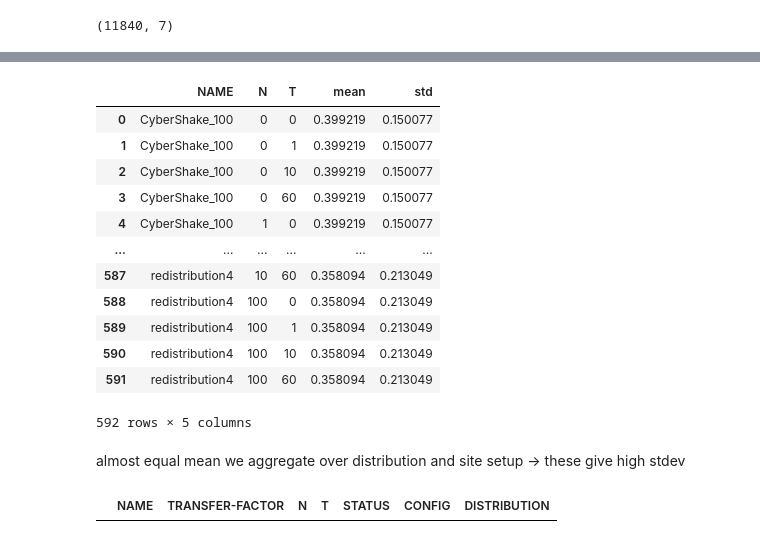
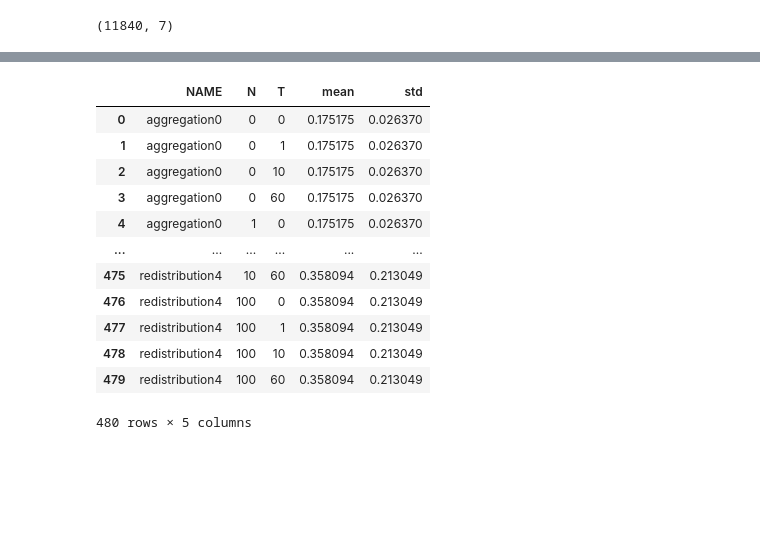
Before and after one commit to Felix-Kummer/master-thesis, a Jupyter notebook: experiments/grid_search_analysis.ipynb, the cells around one changed output, grey strips where cells are left out. Saved outputs shown, nothing was run; the diff lists cells and outputs as text; code cells hidden in the pictures; blank space fills up the shorter version.

```diff
--- a/experiments/grid_search_analysis.ipynb
+++ b/experiments/grid_search_analysis.ipynb
@@ -35,0 +40,3 @@ original_data_frame.shape
+# %%
+realWfs = original_data_frame[original_data_frame['NAME'].isin(["CyberShake_30", "CyberShake_50", "CyberShake_100", "CyberShake_1000", "Epigenomics_24", "floodplain", "Sipht_30.xml" ])]
+syntheticWfs = original_data_frame[~original_data_frame['NAME'].isin(["CyberShake_30", "CyberShake_50", "CyberShake_100", "CyberShake_1000", "Epigenomics_24", "floodplain", "Sipht_30.xml" ])]
@@ -36,24 +60,17 @@ original_data_frame.shape
 # %%
-original_data_frame.groupby(['NAME','N','T'])['TRANSFER-FACTOR'].agg(['mean', 'std']).reset_index()
+syntheticWfs.groupby(['NAME','N','T'])['TRANSFER-FACTOR'].agg(['mean', 'std']).reset_index()
 # std is basically derivation over distribution and sites
 # %% [output]
 |  | NAME | N | T | mean | std |
-| 0 | CyberShake_100 | 0 | 0 | 0.399219 | 0.150077 |
-| 1 | CyberShake_100 | 0 | 1 | 0.399219 | 0.150077 |
-| 2 | CyberShake_100 | 0 | 10 | 0.399219 | 0.150077 |
-| 3 | CyberShake_100 | 0 | 60 | 0.399219 | 0.150077 |
-| 4 | CyberShake_100 | 1 | 0 | 0.399219 | 0.150077 |
+| 0 | aggregation0 | 0 | 0 | 0.175175 | 0.026370 |
+| 1 | aggregation0 | 0 | 1 | 0.175175 | 0.026370 |
+| 2 | aggregation0 | 0 | 10 | 0.175175 | 0.026370 |
+| 3 | aggregation0 | 0 | 60 | 0.175175 | 0.026370 |
+| 4 | aggregation0 | 1 | 0 | 0.175175 | 0.026370 |
 | ... | ... | ... | ... | ... | ... |
-| 587 | redistribution4 | 10 | 60 | 0.358094 | 0.213049 |
-| 588 | redistribution4 | 100 | 0 | 0.358094 | 0.213049 |
-| 589 | redistribution4 | 100 | 1 | 0.358094 | 0.213049 |
-| 590 | redistribution4 | 100 | 10 | 0.358094 | 0.213049 |
-| 591 | redistribution4 | 100 | 60 | 0.358094 | 0.213049 |
+| 475 | redistribution4 | 10 | 60 | 0.358094 | 0.213049 |
+| 476 | redistribution4 | 100 | 0 | 0.358094 | 0.213049 |
+| 477 | redistribution4 | 100 | 1 | 0.358094 | 0.213049 |
+| 478 | redistribution4 | 100 | 10 | 0.358094 | 0.213049 |
+| 479 | redistribution4 | 100 | 60 | 0.358094 | 0.213049 |
-592 rows × 5 columns
+480 rows × 5 columns
-# %% [markdown]
-almost equal mean
-we aggregate over distribution and site setup -> these give high stdev
-# %%
-original_data_frame[(original_data_frame['NAME'] == 'floodplain') & (original_data_frame['TRANSFER-FACTOR'] != 0.0)]
-# %% [output]
-|  | NAME | TRANSFER-FACTOR | N | T | STATUS | CONFIG | DISTRIBUTION |
```
Also changed, not shown: parts of 7 cells of this notebook, 1 other file.
